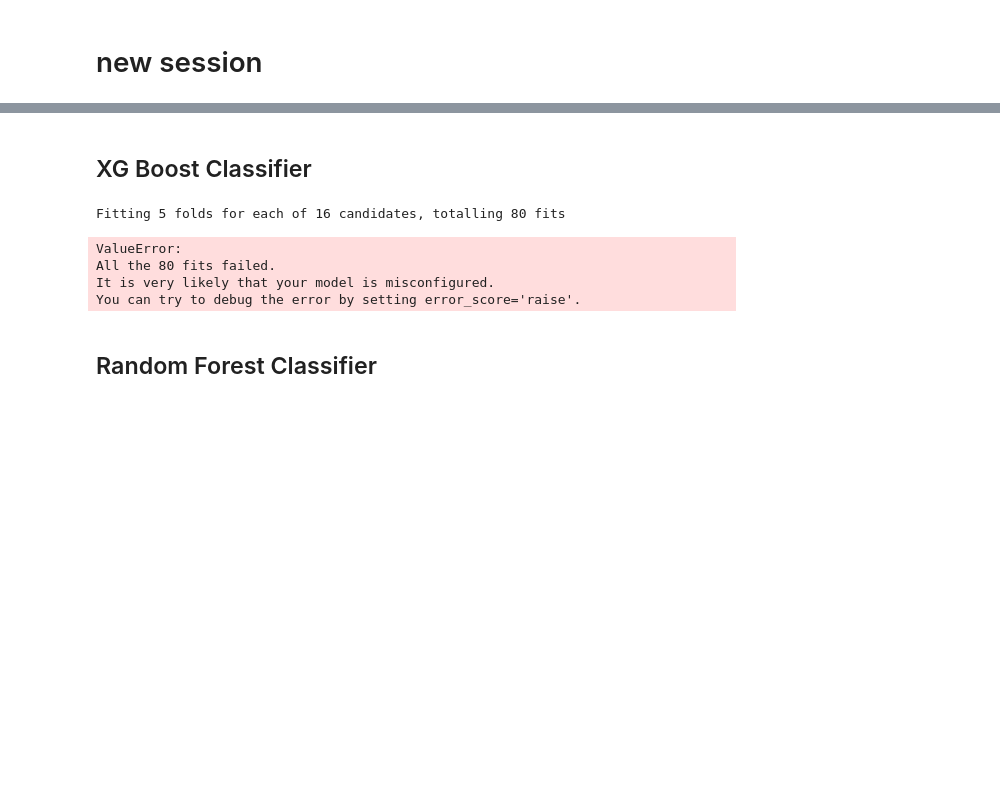
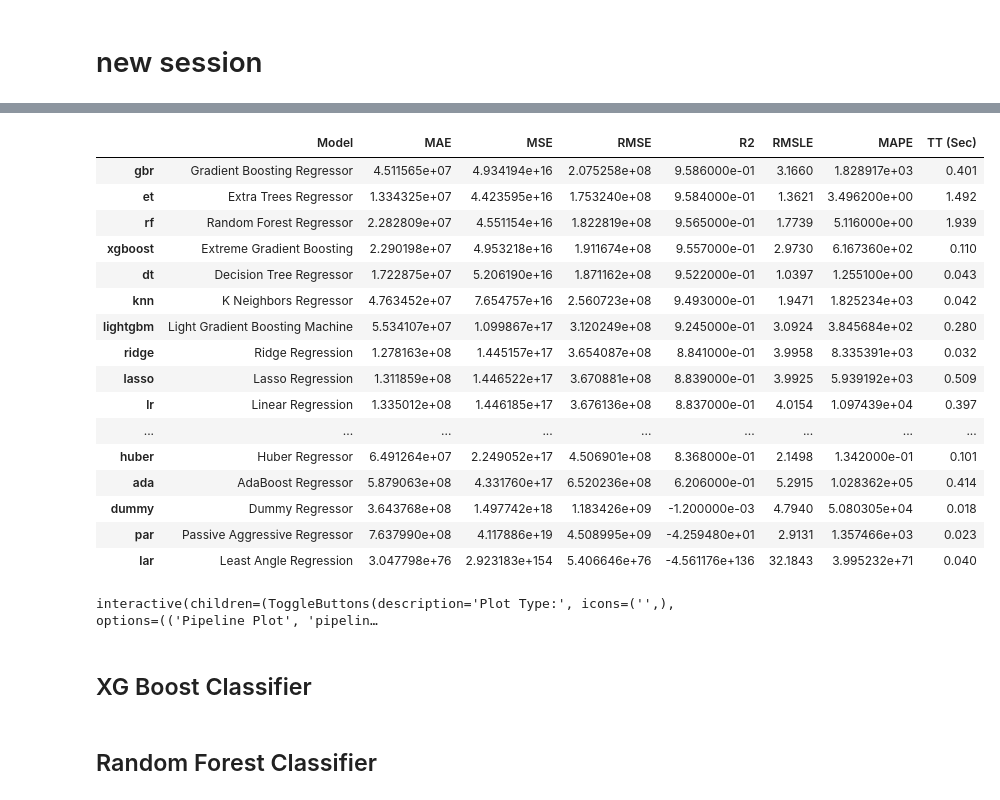
Before and after one commit to Jacopo21/Startups-Multiples, a Jupyter notebook: analysis/analysis_crunchbase.ipynb, the cells around one changed output, grey strips where cells are left out. Drawn from its saved outputs; the diff is of its cells as text; code cells hidden in the pictures; blank space fills up the shorter version.

```diff
--- a/analysis/analysis_crunchbase.ipynb
+++ b/analysis/analysis_crunchbase.ipynb
@@ -70,0 +327,6 @@ X_train, X_test, y_train, y_test = train_test_split(X, y, test_size=0.26, random
+# %%
+best = compare_models()
+
+results_df = pull()
+
+results_df = results_df.round(4)
@@ -71,2 +353,26 @@ X_train, X_test, y_train, y_test = train_test_split(X, y, test_size=0.26, random
+# %%
+results_df
+# %% [output]
+|  | Model | MAE | MSE | RMSE | R2 | RMSLE | MAPE | TT (Sec) |
+| gbr | Gradient Boosting Regressor | 4.511565e+07 | 4.934194e+16 | 2.075258e+08 | 9.586000e-01 | 3.1660 | 1.828917e+03 | 0.401 |
+| et | Extra Trees Regressor | 1.334325e+07 | 4.423595e+16 | 1.753240e+08 | 9.584000e-01 | 1.3621 | 3.496200e+00 | 1.492 |
+| rf | Random Forest Regressor | 2.282809e+07 | 4.551154e+16 | 1.822819e+08 | 9.565000e-01 | 1.7739 | 5.116000e+00 | 1.939 |
+| xgboost | Extreme Gradient Boosting | 2.290198e+07 | 4.953218e+16 | 1.911674e+08 | 9.557000e-01 | 2.9730 | 6.167360e+02 | 0.110 |
+| dt | Decision Tree Regressor | 1.722875e+07 | 5.206190e+16 | 1.871162e+08 | 9.522000e-01 | 1.0397 | 1.255100e+00 | 0.043 |
+| knn | K Neighbors Regressor | 4.763452e+07 | 7.654757e+16 | 2.560723e+08 | 9.493000e-01 | 1.9471 | 1.825234e+03 | 0.042 |
+| lightgbm | Light Gradient Boosting Machine | 5.534107e+07 | 1.099867e+17 | 3.120249e+08 | 9.245000e-01 | 3.0924 | 3.845684e+02 | 0.280 |
+| ridge | Ridge Regression | 1.278163e+08 | 1.445157e+17 | 3.654087e+08 | 8.841000e-01 | 3.9958 | 8.335391e+03 | 0.032 |
+| lasso | Lasso Regression | 1.311859e+08 | 1.446522e+17 | 3.670881e+08 | 8.839000e-01 | 3.9925 | 5.939192e+03 | 0.509 |
+| lr | Linear Regression | 1.335012e+08 | 1.446185e+17 | 3.676136e+08 | 8.837000e-01 | 4.0154 | 1.097439e+04 | 0.397 |
+| ... | ... | ... | ... | ... | ... | ... | ... | ... |
+| huber | Huber Regressor | 6.491264e+07 | 2.249052e+17 | 4.506901e+08 | 8.368000e-01 | 2.1498 | 1.342000e-01 | 0.101 |
+| ada | AdaBoost Regressor | 5.879063e+08 | 4.331760e+17 | 6.520236e+08 | 6.206000e-01 | 5.2915 | 1.028362e+05 | 0.414 |
+| dummy | Dummy Regressor | 3.643768e+08 | 1.497742e+18 | 1.183426e+09 | -1.200000e-03 | 4.7940 | 5.080305e+04 | 0.018 |
+| par | Passive Aggressive Regressor | 7.637990e+08 | 4.117886e+19 | 4.508995e+09 | -4.259480e+01 | 2.9131 | 1.357466e+03 | 0.023 |
+| lar | Least Angle Regression | 3.047798e+76 | 2.923183e+154 | 5.406646e+76 | -4.561176e+136 | 32.1843 | 3.995232e+71 | 0.040 |
+# %%
+evaluate_model(best)
+# %% [output]
+interactive(children=(ToggleButtons(description='Plot Type:', icons=('',), options=(('Pipeline Plot', 'pipelin…
 # %% [markdown]
 ## XG Boost Classifier
@@ -73,28 +402,4 @@ X_train, X_test, y_train, y_test = train_test_split(X, y, test_size=0.26, random
 # %%
-param_grid = {
-    'n_estimators': [400, 800],
-    'max_depth': [6, 10],
-    'learning_rate': [0.01, 0.1],
-    'colsample_bytree': [0.1, 0.5]
-}
-
-# Initialize the XGBClassifier
-xgb = XGBClassifier(objective='binary:logistic', random_state=42)
-
-# Set up GridSearchCV
-grid_search = GridSearchCV(
-    estimator=xgb,
-    param_grid=param_grid,
-    cv=5,
-    scoring="accuracy",
-    n_jobs=-1,
-    verbose=2
-)
-
-# Fit the model
-grid_search.fit(X_train, y_train)
-
-# Print the best parameters
 best_params = grid_search.best_params_
 print("Best parameters found: ", best_params)
 
@@ -102,7 +407,7 @@ print("Best parameters found: ", best_params)
 best_xgb = grid_search.best_estimator_
 
 # Make predictions on the test set
-y_pred = best_xgb.predict(X_test)
+y_pred = best_xgb.predict(X_test_scaled)
 
 # Calculate accuracy
 accuracy = accuracy_score(y_test, y_pred)
@@ -111,9 +416,10 @@ print(f"Accuracy on test set: {accuracy:.4f}")
 # Print classification report
 print("\nClassification Report:")
 print(classification_report(y_test, y_pred))
+
+# Feature importance
+feature_importance = best_xgb.feature_importances_
+sorted_idx = np.argsort(feature_importance)
+print("\nTop 10 Feature Importances:")
+for idx in sorted_idx[-10:]:  # Print top 10 features
+    print(f"Feature {idx}: {feature_importance[idx]:.4f}")
-# %% [output]
-Fitting 5 folds for each of 16 candidates, totalling 80 fits
-ValueError:
-All the 80 fits failed.
-It is very likely that your model is misconfigured.
-You can try to debug the error by setting error_score='raise'.
```
Also changed, not shown: parts of 28 cells of this notebook, 3 other files.
